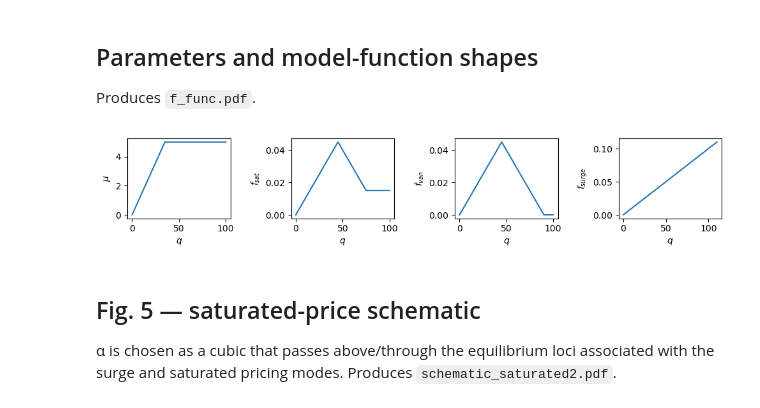
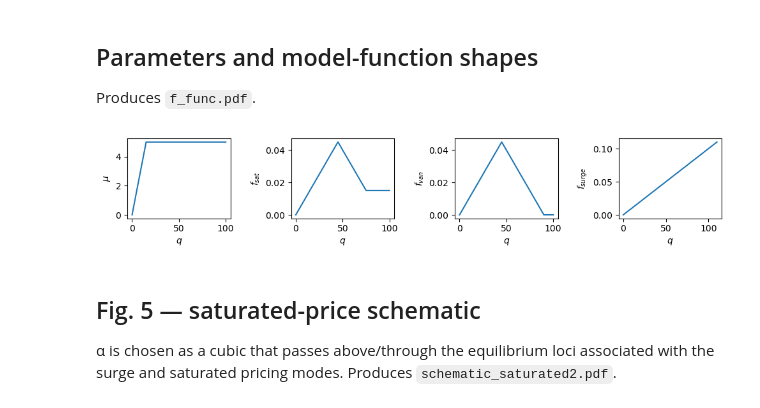
Before and after one commit to h0mayoun/access-pricing, a Jupyter notebook: simulations.ipynb, the cells around one changed output. Saved outputs shown, nothing was run; the diff lists cells and outputs as text; code cells hidden in the pictures.

```diff
--- a/simulations.ipynb
+++ b/simulations.ipynb
@@ -22,34 +22,34 @@ def fpath(n): return str(FIGDIR / n)
 
 Produces `f_func.pdf`.
 # %%
-K_R, K_U   = 6, 2
+K_R, K_U   = 7, 1.5
 mu_max     = 5
-q_c, q_max = 35, 100
+q_c, q_max = 15, 100
 q_m, q_n   = 45, 75
 beta       = 0.001
-q1, q2     = 30, 85
+q1, q2     = 20, 85
 
 qs = np.linspace(0, q_max, 1000)
 
 plt.figure(figsize=(10, 2))
 plt.subplot(1, 4, 1)
 plt.plot(qs, mu(qs, q_c, q_max, mu_max))
 plt.xlabel(r'$q$'); plt.ylabel(r'$\mu$')
 plt.subplot(1, 4, 2)
 plt.plot(qs, f_saturated(qs, q_m, q_n, beta))
 plt.xlabel(r'$q$'); plt.ylabel(r'$f_{sat}$')
 plt.subplot(1, 4, 3)
 plt.plot(qs, f_saturated(qs, q_m, 2*q_m, beta))
 plt.xlabel(r'$q$'); plt.ylabel(r'$f_{van}$')
 plt.subplot(1, 4, 4)
 plt.plot(np.linspace(0, q_max+10, 1000),
          f_surge(np.linspace(0, q_max+10, 1000), beta))
 plt.xlabel(r'$q$'); plt.ylabel(r'$f_{surge}$')
 plt.tight_layout()
 plt.savefig(fpath('f_func.pdf'), format='pdf')
 plt.show()
 # %% [output]
-[figure, old version]
+[figure, new version]
 # %% [markdown]
 ## Fig. 5 — saturated-price schematic
 
```
Also changed, not shown: parts of 4 cells of this notebook, 13 other files.
